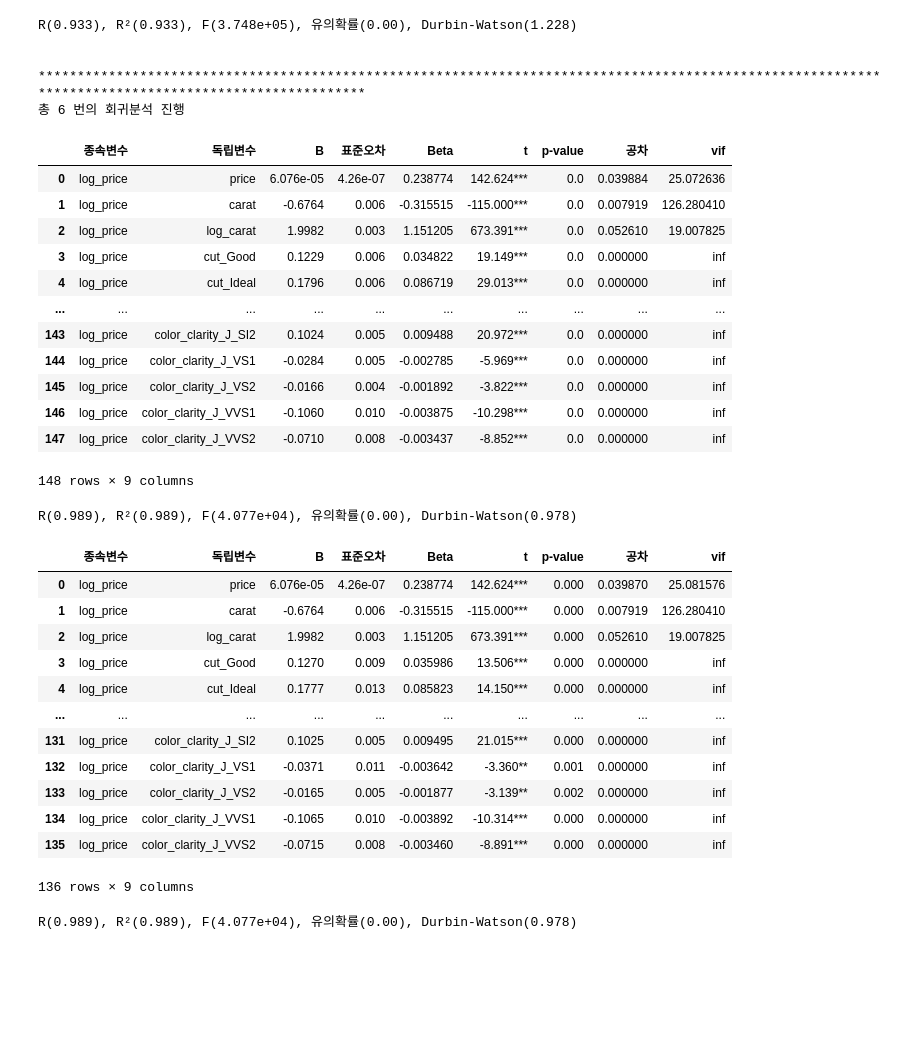
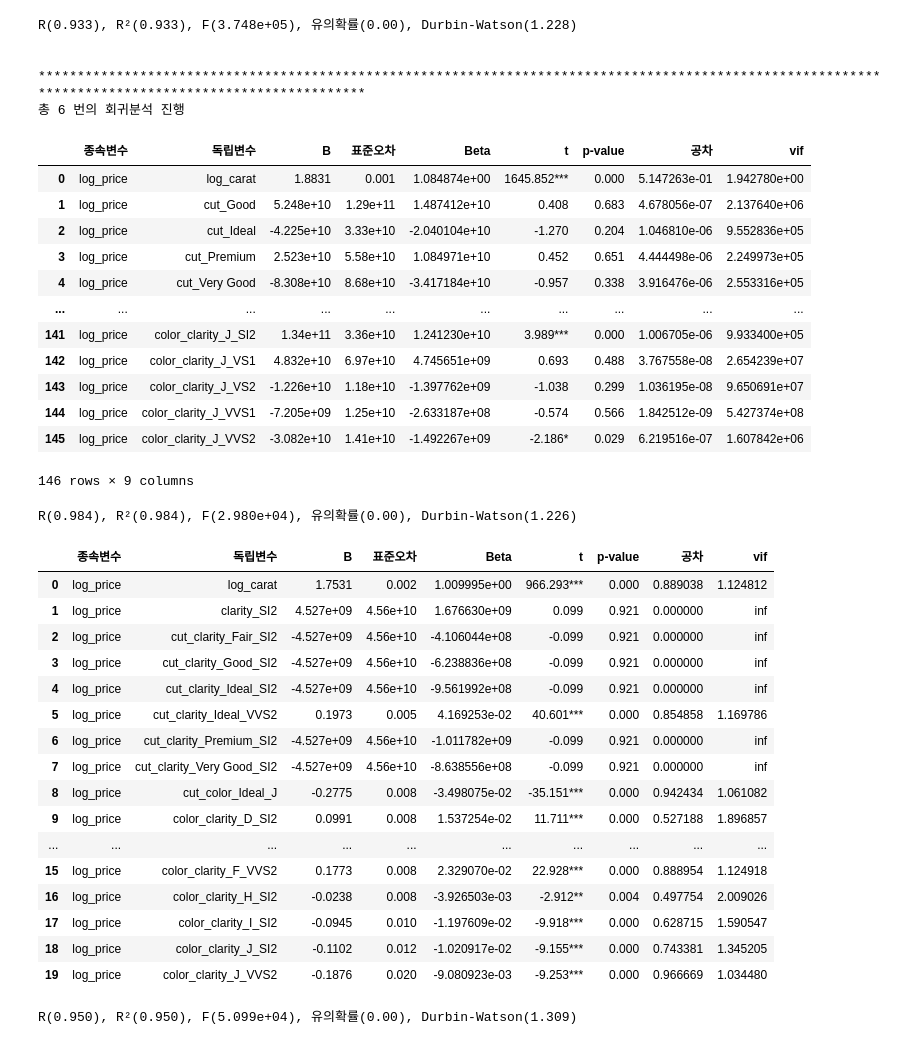
Before and after one commit to BeakJW/Diamond-Project, a Jupyter notebook: notebooks/seongyu/교효작용.ipynb, the cells around one changed output. Drawn from its saved outputs; the diff is of its cells as text; code cells hidden in the pictures; blank space fills up the shorter version.

```diff
--- a/notebooks/seongyu/교효작용.ipynb
+++ b/notebooks/seongyu/교효작용.ipynb
@@ -323,7 +323,7 @@ R(0.933), R²(0.933), F(3.748e+05), 유의확률(0.00), Durbin-Watson(1.228)
 # %% [markdown]
 > z 변수보다 log_carat의 표준화계수 절대값이 높으므로, z 변수를 제거 후 명목형 변수 더미처리 이후 회귀분석 재차 진행
 # %%
-mydata=df1.drop(['x','y','z','depth','table'], axis=1)
+mydata=df1.drop(['price','carat','x','y','z','depth','table'], axis=1)
 yname='log_price'
 # mydata1=mydata.copy()
 
@@ -432,7 +432,7 @@ R(0.933), R²(0.933), F(3.748e+05), 유의확률(0.00), Durbin-Watson(1.228)
 ******************************************************************************************************************************************************
 총 6 번의 회귀분석 진행
 # %%
-mydata=df1.drop(['x','y','z','depth','table'], axis=1)
+mydata=df1.drop(['price','carat','x','y','z','depth','table'], axis=1)
 yname='log_price'
 # mydata1=mydata.copy()
 
@@ -449,53 +449,57 @@ display(rdf)
 print(r)
 # %% [output]
 |  | 종속변수 | 독립변수 | B | 표준오차 | Beta | t | p-value | 공차 | vif |
-| 0 | log_price | price | 6.076e-05 | 4.26e-07 | 0.238774 | 142.624*** | 0.0 | 0.039884 | 25.072636 |
-| 1 | log_price | carat | -0.6764 | 0.006 | -0.315515 | -115.000*** | 0.0 | 0.007919 | 126.280410 |
-| 2 | log_price | log_carat | 1.9982 | 0.003 | 1.151205 | 673.391*** | 0.0 | 0.052610 | 19.007825 |
-| 3 | log_price | cut_Good | 0.1229 | 0.006 | 0.034822 | 19.149*** | 0.0 | 0.000000 | inf |
-| 4 | log_price | cut_Ideal | 0.1796 | 0.006 | 0.086719 | 29.013*** | 0.0 | 0.000000 | inf |
+| 0 | log_price | log_carat | 1.8831 | 0.001 | 1.084874e+00 | 1645.852*** | 0.000 | 5.147263e-01 | 1.942780e+00 |
+| 1 | log_price | cut_Good | 5.248e+10 | 1.29e+11 | 1.487412e+10 | 0.408 | 0.683 | 4.678056e-07 | 2.137640e+06 |
+| 2 | log_price | cut_Ideal | -4.225e+10 | 3.33e+10 | -2.040104e+10 | -1.270 | 0.204 | 1.046810e-06 | 9.552836e+05 |
+| 3 | log_price | cut_Premium | 2.523e+10 | 5.58e+10 | 1.084971e+10 | 0.452 | 0.651 | 4.444498e-06 | 2.249973e+05 |
+| 4 | log_price | cut_Very Good | -8.308e+10 | 8.68e+10 | -3.417184e+10 | -0.957 | 0.338 | 3.916476e-06 | 2.553316e+05 |
 | ... | ... | ... | ... | ... | ... | ... | ... | ... | ... |
-| 143 | log_price | color_clarity_J_SI2 | 0.1024 | 0.005 | 0.009488 | 20.972*** | 0.0 | 0.000000 | inf |
-| 144 | log_price | color_clarity_J_VS1 | -0.0284 | 0.005 | -0.002785 | -5.969*** | 0.0 | 0.000000 | inf |
-| 145 | log_price | color_clarity_J_VS2 | -0.0166 | 0.004 | -0.001892 | -3.822*** | 0.0 | 0.000000 | inf |
-| 146 | log_price | color_clarity_J_VVS1 | -0.1060 | 0.010 | -0.003875 | -10.298*** | 0.0 | 0.000000 | inf |
-| 147 | log_price | color_clarity_J_VVS2 | -0.0710 | 0.008 | -0.003437 | -8.852*** | 0.0 | 0.000000 | inf |
+| 141 | log_price | color_clarity_J_SI2 | 1.34e+11 | 3.36e+10 | 1.241230e+10 | 3.989*** | 0.000 | 1.006705e-06 | 9.933400e+05 |
+| 142 | log_price | color_clarity_J_VS1 | 4.832e+10 | 6.97e+10 | 4.745651e+09 | 0.693 | 0.488 | 3.767558e-08 | 2.654239e+07 |
+| 143 | log_price | color_clarity_J_VS2 | -1.226e+10 | 1.18e+10 | -1.397762e+09 | -1.038 | 0.299 | 1.036195e-08 | 9.650691e+07 |
+| 144 | log_price | color_clarity_J_VVS1 | -7.205e+09 | 1.25e+10 | -2.633187e+08 | -0.574 | 0.566 | 1.842512e-09 | 5.427374e+08 |
+| 145 | log_price | color_clarity_J_VVS2 | -3.082e+10 | 1.41e+10 | -1.492267e+09 | -2.186* | 0.029 | 6.219516e-07 | 1.607842e+06 |
-148 rows × 9 columns
+146 rows × 9 columns
-R(0.989), R²(0.989), F(4.077e+04), 유의확률(0.00), Durbin-Watson(0.978)
+R(0.984), R²(0.984), F(2.980e+04), 유의확률(0.00), Durbin-Watson(1.226)
 # %%
 xnames=list(rdf[rdf['p-value']>0.05]['독립변수'])
 
-mydata=df1.drop(['x','y','z','depth','table'], axis=1)
+mydata=df1.drop(['price','carat','x','y','z','depth','table'], axis=1)
 yname='log_price'
 # mydata1=mydata.copy()
 
 mydata1=pd.get_dummies(mydata, drop_first=True)
 mydata1=mydata1.astype(float)
 mydata1=mydata1.drop(xnames, axis=1)
 x=mydata1.drop(yname, axis=1)
 y=mydata1[yname]
 x_input=sm.add_constant(x)
 fit=sm.OLS(y, x_input).fit()
 tbl1=fit.summary()
 rdf, r, m, v=ols_report(tbl1, mydata1)
 
 display(rdf)
 print(r)
 # %% [output]
 |  | 종속변수 | 독립변수 | B | 표준오차 | Beta | t | p-value | 공차 | vif |
-| 0 | log_price | price | 6.076e-05 | 4.26e-07 | 0.238774 | 142.624*** | 0.000 | 0.039870 | 25.081576 |
-| 1 | log_price | carat | -0.6764 | 0.006 | -0.315515 | -115.000*** | 0.000 | 0.007919 | 126.280410 |
-| 2 | log_price | log_carat | 1.9982 | 0.003 | 1.151205 | 673.391*** | 0.000 | 0.052610 | 19.007825 |
-| 3 | log_price | cut_Good | 0.1270 | 0.009 | 0.035986 | 13.506*** | 0.000 | 0.000000 | inf |
-| 4 | log_price | cut_Ideal | 0.1777 | 0.013 | 0.085823 | 14.150*** | 0.000 | 0.000000 | inf |
+| 0 | log_price | log_carat | 1.7531 | 0.002 | 1.009995e+00 | 966.293*** | 0.000 | 0.889038 | 1.124812 |
+| 1 | log_price | clarity_SI2 | 4.527e+09 | 4.56e+10 | 1.676630e+09 | 0.099 | 0.921 | 0.000000 | inf |
+| 2 | log_price | cut_clarity_Fair_SI2 | -4.527e+09 | 4.56e+10 | -4.106044e+08 | -0.099 | 0.921 | 0.000000 | inf |
+| 3 | log_price | cut_clarity_Good_SI2 | -4.527e+09 | 4.56e+10 | -6.238836e+08 | -0.099 | 0.921 | 0.000000 | inf |
+| 4 | log_price | cut_clarity_Ideal_SI2 | -4.527e+09 | 4.56e+10 | -9.561992e+08 | -0.099 | 0.921 | 0.000000 | inf |
+| 5 | log_price | cut_clarity_Ideal_VVS2 | 0.1973 | 0.005 | 4.169253e-02 | 40.601*** | 0.000 | 0.854858 | 1.169786 |
+| 6 | log_price | cut_clarity_Premium_SI2 | -4.527e+09 | 4.56e+10 | -1.011782e+09 | -0.099 | 0.921 | 0.000000 | inf |
+| 7 | log_price | cut_clarity_Very Good_SI2 | -4.527e+09 | 4.56e+10 | -8.638556e+08 | -0.099 | 0.921 | 0.000000 | inf |
+| 8 | log_price | cut_color_Ideal_J | -0.2775 | 0.008 | -3.498075e-02 | -35.151*** | 0.000 | 0.942434 | 1.061082 |
+| 9 | log_price | color_clarity_D_SI2 | 0.0991 | 0.008 | 1.537254e-02 | 11.711*** | 0.000 | 0.527188 | 1.896857 |
 | ... | ... | ... | ... | ... | ... | ... | ... | ... | ... |
-| 131 | log_price | color_clarity_J_SI2 | 0.1025 | 0.005 | 0.009495 | 21.015*** | 0.000 | 0.000000 | inf |
-| 132 | log_price | color_clarity_J_VS1 | -0.0371 | 0.011 | -0.003642 | -3.360** | 0.001 | 0.000000 | inf |
-| 133 | log_price | color_clarity_J_VS2 | -0.0165 | 0.005 | -0.001877 | -3.139** | 0.002 | 0.000000 | inf |
-| 134 | log_price | color_clarity_J_VVS1 | -0.1065 | 0.010 | -0.003892 | -10.314*** | 0.000 | 0.000000 | inf |
-| 135 | log_price | color_clarity_J_VVS2 | -0.0715 | 0.008 | -0.003460 | -8.891*** | 0.000 | 0.000000 | inf |
+| 15 | log_price | color_clarity_F_VVS2 | 0.1773 | 0.008 | 2.329070e-02 | 22.928*** | 0.000 | 0.888954 | 1.124918 |
+| 16 | log_price | color_clarity_H_SI2 | -0.0238 | 0.008 | -3.926503e-03 | -2.912** | 0.004 | 0.497754 | 2.009026 |
+| 17 | log_price | color_clarity_I_SI2 | -0.0945 | 0.010 | -1.197609e-02 | -9.918*** | 0.000 | 0.628715 | 1.590547 |
+| 18 | log_price | color_clarity_J_SI2 | -0.1102 | 0.012 | -1.020917e-02 | -9.155*** | 0.000 | 0.743381 | 1.345205 |
+| 19 | log_price | color_clarity_J_VVS2 | -0.1876 | 0.020 | -9.080923e-03 | -9.253*** | 0.000 | 0.966669 | 1.034480 |
-136 rows × 9 columns
+R(0.950), R²(0.950), F(5.099e+04), 유의확률(0.00), Durbin-Watson(1.309)
-R(0.989), R²(0.989), F(4.077e+04), 유의확률(0.00), Durbin-Watson(0.978)
 # %%
 # 잔차 검정
 print('='*50)
```
Also changed, not shown: parts of 2 cells of this notebook, 5 other files.
